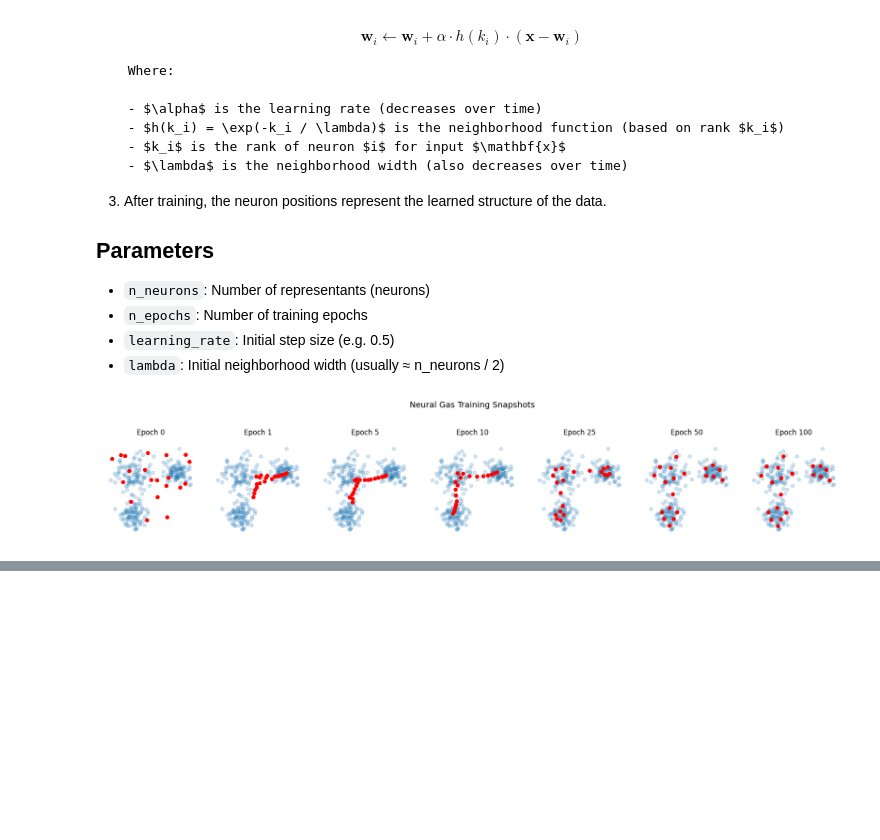
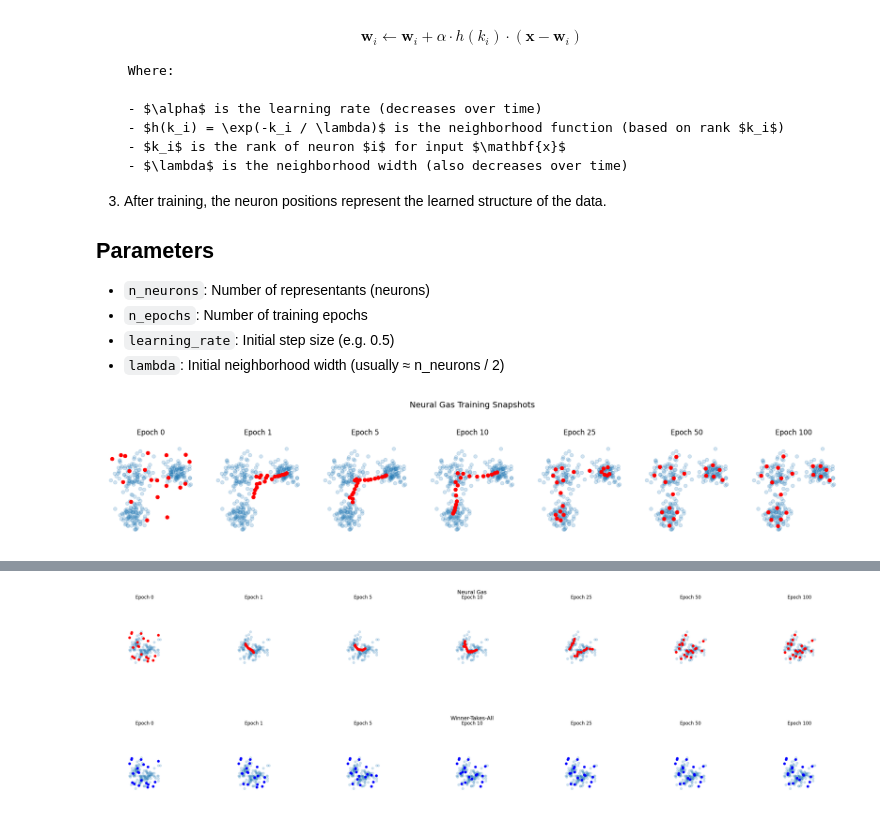
Before and after one commit to reitezuz/18NES1-2025-, a Jupyter notebook: week13/neural_gas.ipynb, the cells around one changed output, grey strips where cells are left out. Cells and saved outputs as stored; diff of their text form; code cells hidden in the pictures; blank space fills up the shorter version.

```diff
--- a/week13/neural_gas.ipynb
+++ b/week13/neural_gas.ipynb
@@ -95,0 +263,16 @@ plt.show()
+# %%
+snapshots = [0, 1, 5, 10, 25, 50, 100]
+
+# Neural Gas training
+ng_history = neural_gas_train(data, n_neurons=20, n_epochs=100, snapshots=snapshots, random_state=42)
+
+# WTA training
+wta_history = wta_train(data, n_neurons=20, n_epochs=100, snapshots=snapshots, random_state=42)
+
+
+# Visualize
+plot_snapshots(data, ng_history, snapshots, title="Neural Gas", color='red')
+plot_snapshots(data, wta_history, snapshots, title="Winner-Takes-All", color='blue')
+# %% [output]
+[figure, added]
+[figure, added]
```
Also changed, not shown: parts of 3 cells of this notebook.
